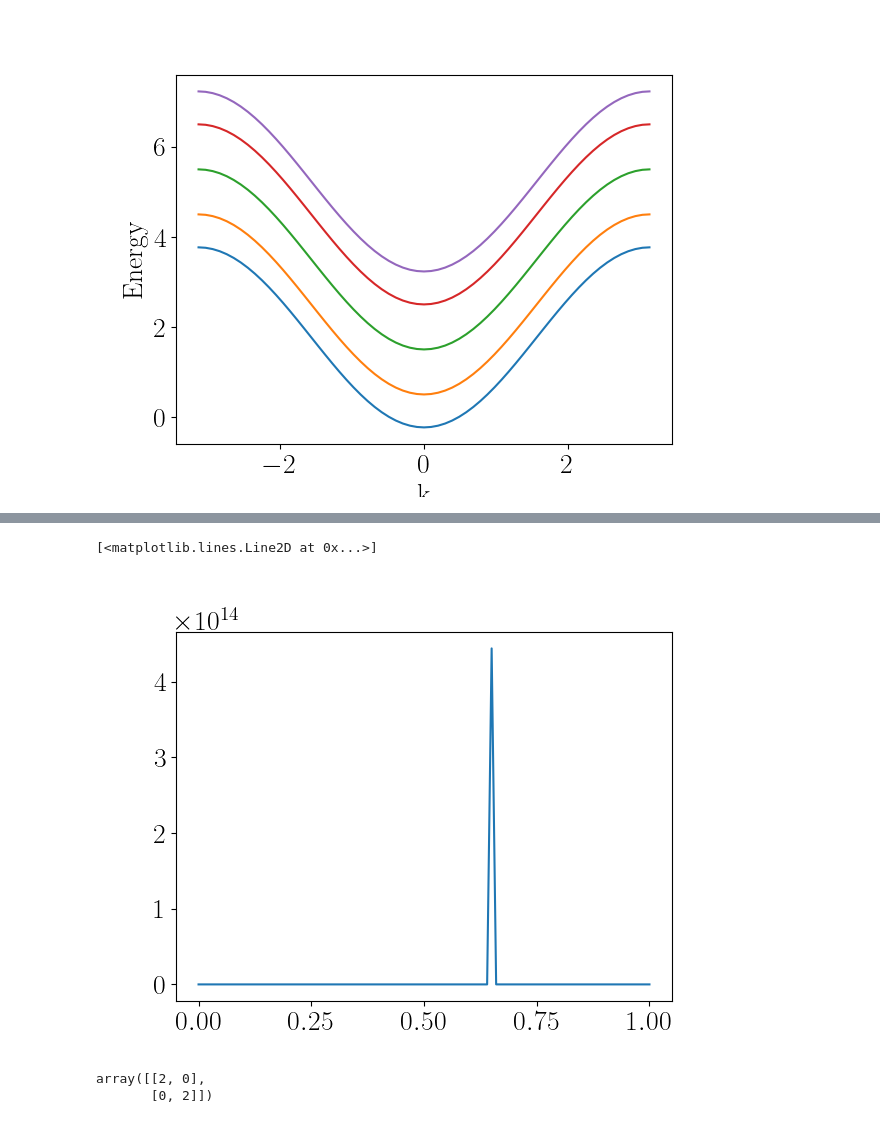
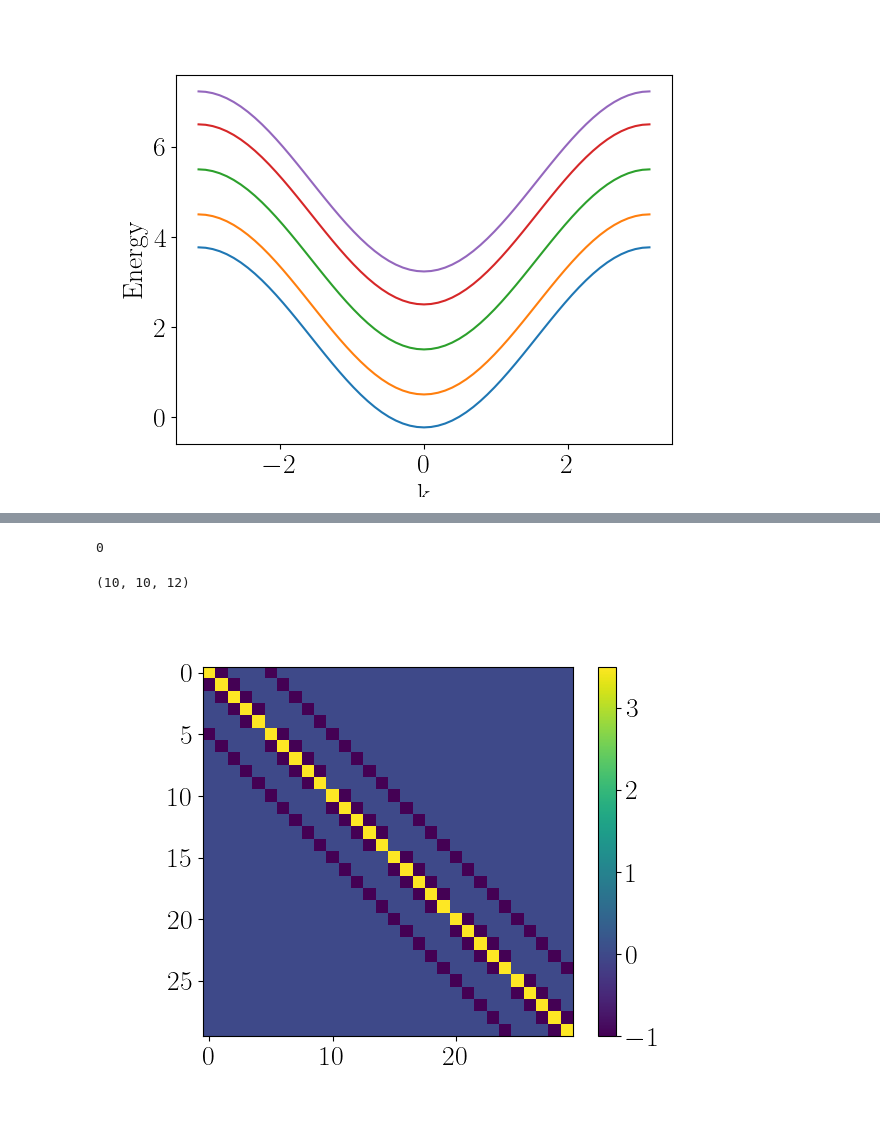
Before and after one commit to krishtoffel99/Josephson-Investigations-Old, a Jupyter notebook: Josephson effect and Supercurrents/diagnostics.ipynb, the cells around one changed output, grey strips where cells are left out. Cells and saved outputs as stored; diff of their text form; code cells hidden in the pictures.

```diff
--- a/Josephson effect and Supercurrents/diagnostics.ipynb
+++ b/Josephson effect and Supercurrents/diagnostics.ipynb
@@ -154,19 +157,22 @@ def so_compute_conductance(params , eta = 1e-5):
     U_neg_Lplusone = debug_Lplusone['U_neg']
     transmissionmatrix = np.linalg.inv(U_pos_0)@off_diag_greensfunctions[: , : , -1]@so.T(0 , +1 , params)@(np.linalg.inv(F_pos_0) -
                                                                                                        np.linalg.inv(F_neg_0))@U_pos_0
-    print(np.abs(np.linalg.det(np.linalg.inv(U_pos_0))))
-    print(np.abs(np.linalg.det(np.linalg.inv(F_pos_0))))
     reflectionmatrix = np.linalg.inv(U_neg_0)@(diag_greensfunctions[: , : , 0]@so.T(0 , +1 , params)@(np.linalg.inv(F_pos_0) -
-                                                                                                       np.linalg.inv(F_neg_0)) - np.identity(params.L))@U_pos_0
-
+                                                                                                       np.linalg.inv(F_neg_0)) - np.identity(params.W))@U_pos_0
     conductance = np.trace(np.transpose(np.conjugate(transmissionmatrix)) @ transmissionmatrix)
-    return conductance , transmissionmatrix, G_0 , G_Lplusone
+    return conductance , transmissionmatrix, G_0 , G_Lplusone , diag_greensfunctions , off_diag_greensfunctions
 # %%
 energy_values = np.linspace(0 , 1 , 101)
 conductance_values = np.zeros(energy_values.shape[0])
 # Storing left and right Green's functions:
 g_l = []
 g_r = []
+
+# Storing diag_greens_functions:
+g_diag = []
+
+# Storing off_diag Green's functions:
+g_off_diag = []
 for i in range(len(energy_values)):
     params_new = JosephsonParameters(W = 10 ,
                              L = 10,
@@ -177,6 +183,9 @@ for i in range(len(energy_values)):
                              phase = 0,
                              mu = 0.5,
                              tol = 1e-4)
-    conductance_values[i] , transmissionmatrix , G_0 , G_Lplusone= so_compute_conductance(params_new , eta = 0)
+    conductance_values[i] , transmissionmatrix , G_0 , G_Lplusone  , diag_greens_functions , off_diag_gfs= so_compute_conductance(params_new , eta = 0)
     g_l.append(G_0)
     g_r.append(G_Lplusone)
+
+    g_diag.append(diag_greens_functions)
+    g_off_diag.append(off_diag_gfs)
@@ -201,11 +192,42 @@ for i in range(len(energy_values)):
-# %%
-plt.figure()
-plt.plot(energy_values , conductance_values)
-# %% [output]
-[<matplotlib.lines.Line2D at 0x...>]
-[figure, removed]
-# %%
-np.array([[1 , 1],[1 , -1]])@np.array([[1 , 1],[1 , -1]])
-# %% [output]
-array([[2, 0],
-       [0, 2]])
+# %%
+# Checking if <j| G(j) |j> ^{-1} = <j| E - H{j} |j>
+import scipy
+j = 5
+
+# Constructing H{j}, the Hamiltonian for  strip comprising of 0 to j cells with H{j , j +1} and H{j + 1 , j} eliminated:
+
+# Unit cell Hamiltonians:
+H_unit_cells = []
+
+for i in range(j+1):
+    H_unit_cells.append(so.h_0(i , params))
+
+H_J = scipy.linalg.block_diag(*H_unit_cells)
+
+# Hoppings between unit cells:
+hoppers_minus = []
+hopper_plus = []
+for i in range(j):
+    hoppers_minus.append(so.T(i +1 , -1  , params))
+    hopper_plus.append(so.T(i +1 , +1  , params))
+
+offset_matrix = np.empty((0 , H_unit_cells[0].shape[0]) , int)
+hop_plus = scipy.linalg.block_diag(offset_matrix.T , *hopper_plus , offset_matrix)
+hop_minus = scipy.linalg.block_diag(offset_matrix , *hoppers_minus , offset_matrix.T)
+
+H_J += (hop_plus + hop_minus)
+plt.figure()
+plt.imshow(H_J)
+plt.colorbar()
+
+
+H_J.shape
+
+print(params.energy)
+# Diagonal Greens function:
+diagonal = g_diag[0]
+diagonal.shape
+# %% [output]
+0
+(10, 10, 12)
+[figure, added]
```
Also changed, not shown: parts of 3 cells of this notebook, 1 other file.
